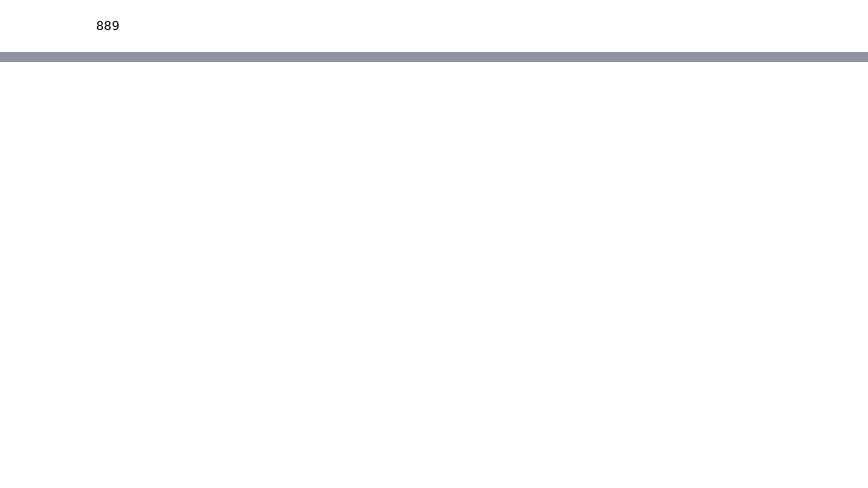
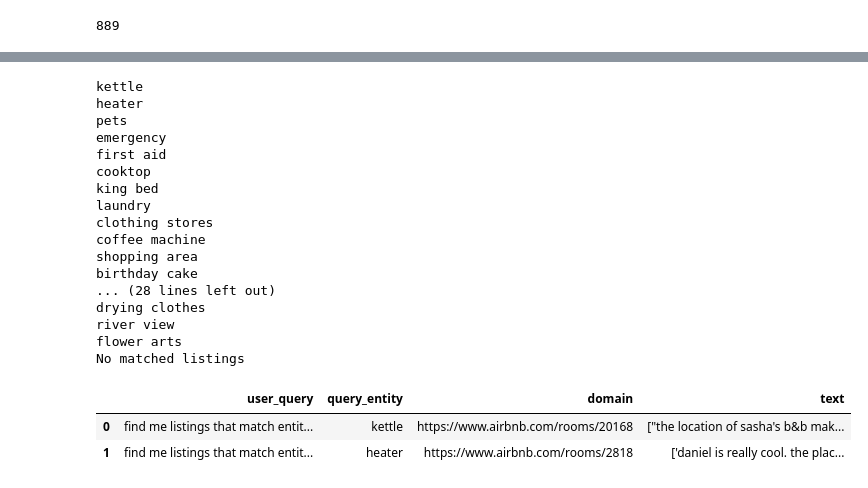
Before and after one commit to sudha-vijayakumar/299A-SMARTRec, a Jupyter notebook: 6a_ConceptNet5Query.ipynb, the cells around one changed output, grey strips where cells are left out. Cells and saved outputs as stored; diff of their text form; code cells hidden in the pictures; blank space fills up the shorter version.

```diff
--- a/6a_ConceptNet5Query.ipynb
+++ b/6a_ConceptNet5Query.ipynb
@@ -106,0 +212,75 @@ print(jsonStr)
+# %%
+def run_test_review(prediction,topK,concept_count):
+
+	if prediction:
+		#replace with dynamic value.
+		word=str(prediction)
+		word=word.lower()
+
+		print(word)
+
+		user_query.append("find me listings that match entity, "+word)
+		query_entity.append(word)
+
+		query_string=""
+		query_string="MATCH (r:Review_Text)-[]-(l:Listing) WHERE "
+		query_string+=" r.name=~'(?i).*"+word.lower()+".*'"
+		query_string+=" RETURN l.url as url,r.name as description  LIMIT "+str(topK)+";"
+
+		query = ""+query_string+""
+		count=0
+		for row in g.run(query, query_string=query_string,k=topK):
+			# print(row)
+			# print(str(row['url']),str(row['description']))
+			domain.append(str(row['url']))
+			domain_text.append(str(row['description']))
+			count+=1
+
+		if count==0:
+			domain.append("No matched listings")
+			domain_text.append("No matched listings")
+			print("No matched listings")
+
+
+
+	else:
+		print("No matched listings")
+
+		return []
+
+user_query=[]
+query_entity=[]
+domain=[]
+domain_text=[]
+commonsense=[]
+tags_matched=[]
+
+for entity in top_100_entity:
+    run_test_review(entity,1,10) #entity,topK,NoOfConcepts
+
+df = pd.DataFrame(list(zip(user_query, query_entity,domain,domain_text)),
+               columns =['user_query', 'query_entity','domain','text'])
+test='./Data/test/'
+df.to_csv(test+'test_results_domain_review.csv')
+df.head(2)
+# %% [output]
+kettle
+heater
+pets
+emergency
+first aid
+cooktop
+king bed
+laundry
+clothing stores
+coffee machine
+shopping area
+birthday cake
+... (28 lines left out)
+drying clothes
+river view
+flower arts
+No matched listings
+|  | user_query | query_entity | domain | text |
+| 0 | find me listings that match entit... | kettle | https://www.airbnb.com/rooms/20168 | ["the location of sasha's b&b mak... |
+| 1 | find me listings that match entit... | heater | https://www.airbnb.com/rooms/2818 | ['daniel is really cool. the plac... |
```
Also changed, not shown: parts of 16 cells of this notebook, 45 other files.
